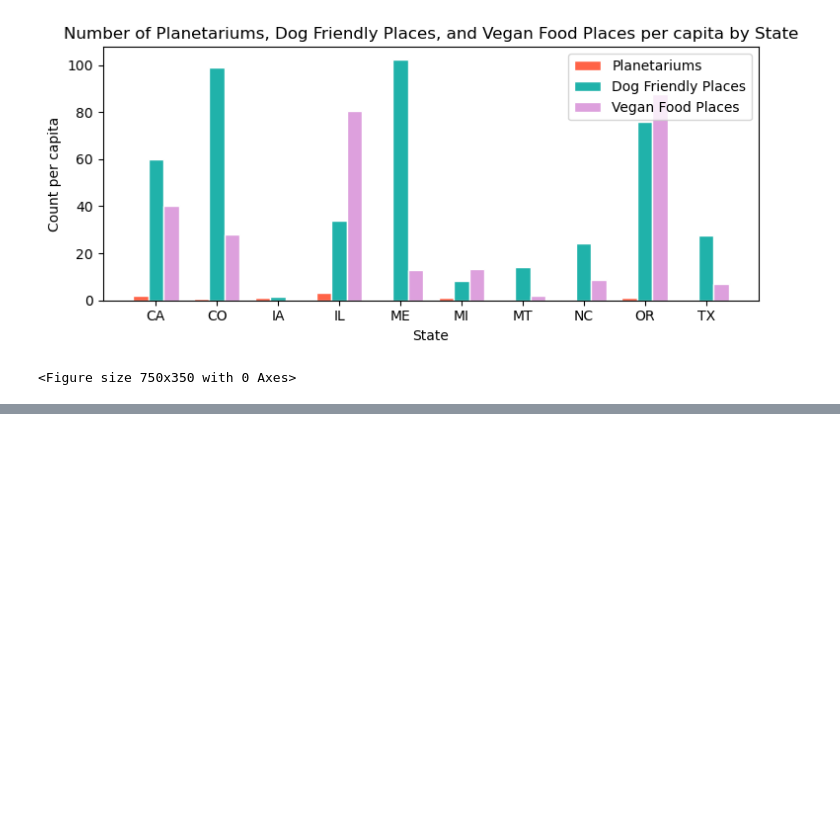
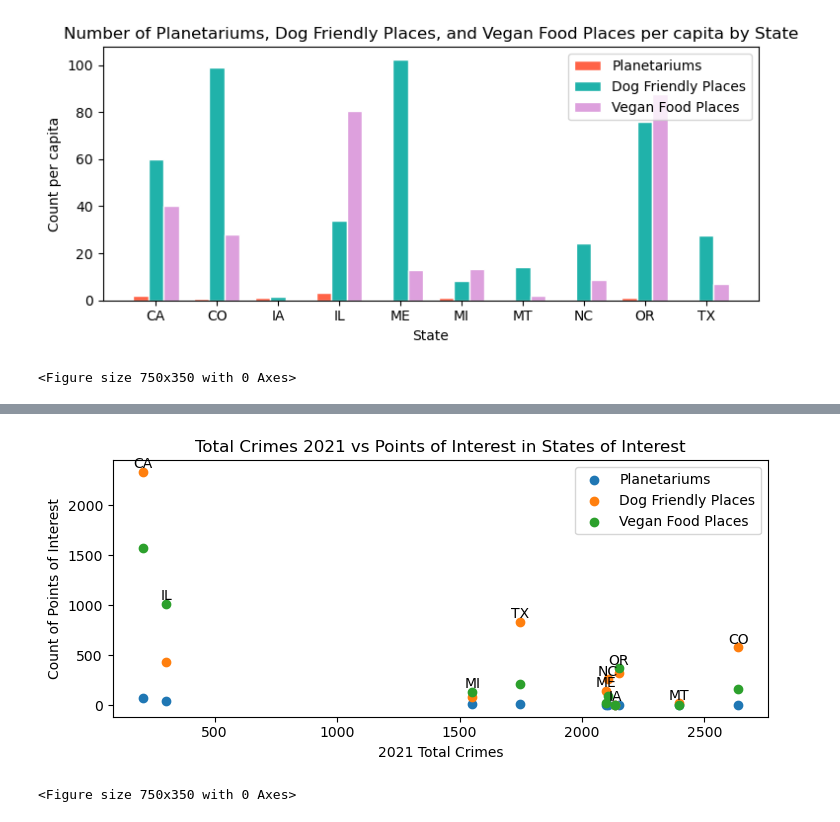
Before and after one commit to drainlm/Personalized-Relocation-Helper-, a Jupyter notebook: GroupThreeProjectOne.ipynb, the cells around one changed output, grey strips where cells are left out. Drawn from its saved outputs; the diff is of its cells as text; code cells hidden in the pictures; blank space fills up the shorter version.

```diff
--- a/GroupThreeProjectOne.ipynb
+++ b/GroupThreeProjectOne.ipynb
@@ -676,0 +746,26 @@ state_poi_df
+# %%
+# Scatter plot comparing Total Crimes 2022 and POIs
+plt.scatter(compare_crime_and_poi['2021 Total Crimes'], compare_crime_and_poi['Num of Planetariums'], label='Planetariums')
+plt.scatter(compare_crime_and_poi['2021 Total Crimes'], compare_crime_and_poi['Num of Dog Friendly Places'], label='Dog Friendly Places')
+plt.scatter(compare_crime_and_poi['2021 Total Crimes'], compare_crime_and_poi['Num of Vegan Food Places'], label='Vegan Food Places')
+
+# Add labels
+plt.title('Total Crimes 2021 vs Points of Interest in States of Interest')
+plt.xlabel('2021 Total Crimes')
+plt.ylabel('Count of Points of Interest')
+plt.legend()
+
+# Loop to add labels
+for i, row in compare_crime_and_poi.iterrows():
+    x = row['2021 Total Crimes']
+    y = max(row['Num of Planetariums'], row['Num of Dog Friendly Places'], row['Num of Vegan Food Places']) + 5
+    state = row['State']
+    plt.text(x, y, state, ha='center', va='bottom')
+
+plt.show()
+
+# Save plot as PNG
+plt.savefig('compare_crime_and_poi.png')
+# %% [output]
+[figure, added]
+<Figure size 750x350 with 0 Axes>
```
Also changed, not shown: parts of 14 cells of this notebook, 1 other file.
